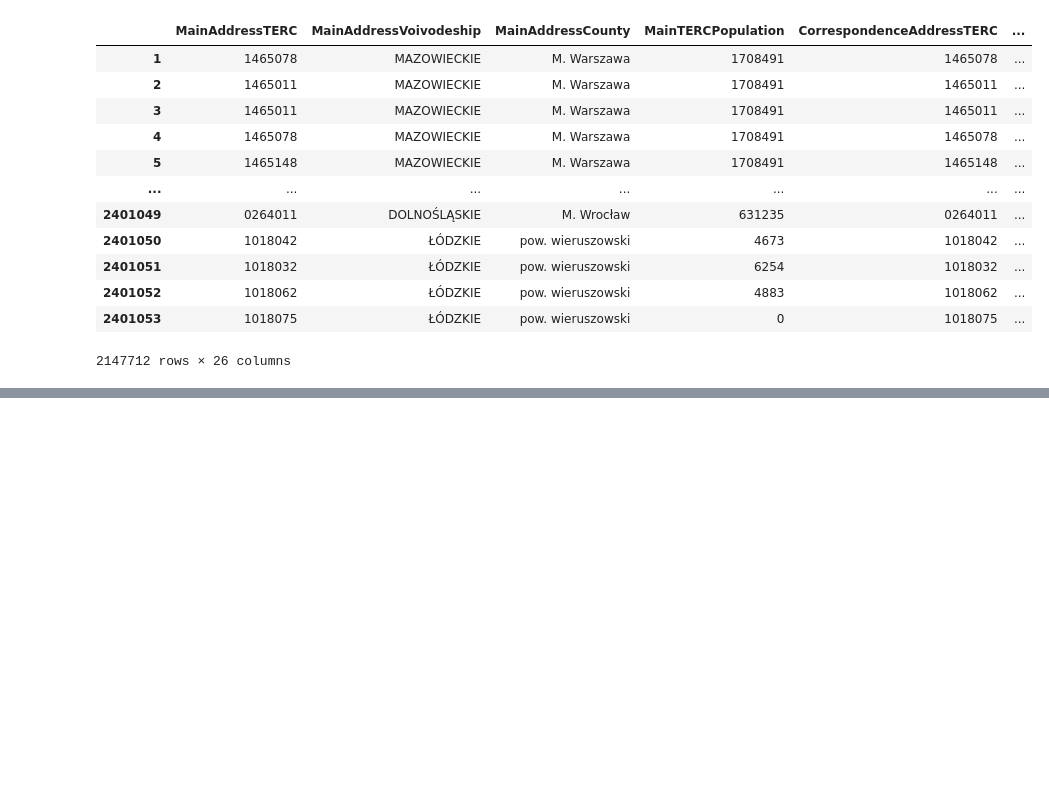
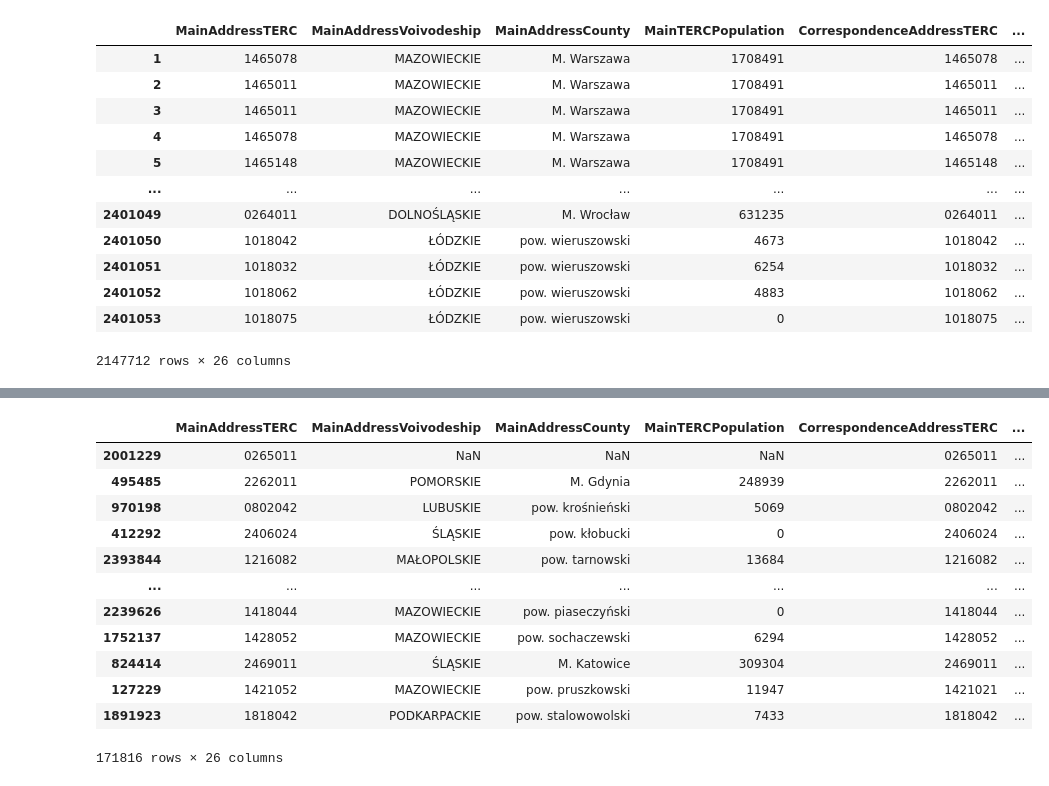
Before and after one commit to jakubkala/data-visualisation-ceidg, a Jupyter notebook: EDA/data_cleaned.ipynb, the cells around one changed output, grey strips where cells are left out. Saved outputs shown, nothing was run; the diff lists cells and outputs as text; code cells hidden in the pictures; blank space fills up the shorter version.

```diff
--- a/EDA/data_cleaned.ipynb
+++ b/EDA/data_cleaned.ipynb
@@ -65,6 +65,7 @@ col_names = ['MainAddressTERC', # Kod TERC adresu głównego, nie będzie używa
 
 dataset_cleaned = pd.DataFrame(columns = col_names)
 # %%
+dataset_raw_no_nan = dataset_raw.dropna(subset=['MainAddressTERC', 'CorrespondenceAddressTERC'])
 dataset_raw_no_nan = dataset_raw_no_nan.fillna(value=0)
 # %%
 dataset_cleaned['MainAddressTERC'] = dataset_raw_no_nan['MainAddressTERC']
@@ -229,0 +254,18 @@ dataset_cleaned.to_csv('dataset_cleaned_csv')
+# %%
+X_1, X_2 = train_test_split(dataset_cleaned, test_size=0.92, random_state=42)
+# %%
+X_1
+# %% [output]
+|  | MainAddressTERC | MainAddressVoivodeship | MainAddressCounty | MainTERCPopulation | CorrespondenceAddressTERC | ... |
+| 2001229 | 0265011 | NaN | NaN | NaN | 0265011 | ... |
+| 495485 | 2262011 | POMORSKIE | M. Gdynia | 248939 | 2262011 | ... |
+| 970198 | 0802042 | LUBUSKIE | pow. krośnieński | 5069 | 0802042 | ... |
+| 412292 | 2406024 | ŚLĄSKIE | pow. kłobucki | 0 | 2406024 | ... |
+| 2393844 | 1216082 | MAŁOPOLSKIE | pow. tarnowski | 13684 | 1216082 | ... |
+| ... | ... | ... | ... | ... | ... | ... |
+| 2239626 | 1418044 | MAZOWIECKIE | pow. piaseczyński | 0 | 1418044 | ... |
+| 1752137 | 1428052 | MAZOWIECKIE | pow. sochaczewski | 6294 | 1428052 | ... |
+| 824414 | 2469011 | ŚLĄSKIE | M. Katowice | 309304 | 2469011 | ... |
+| 127229 | 1421052 | MAZOWIECKIE | pow. pruszkowski | 11947 | 1421021 | ... |
+| 1891923 | 1818042 | PODKARPACKIE | pow. stalowowolski | 7433 | 1818042 | ... |
+171816 rows × 26 columns
```
Also changed, not shown: parts of 8 cells of this notebook, 9 other files.
